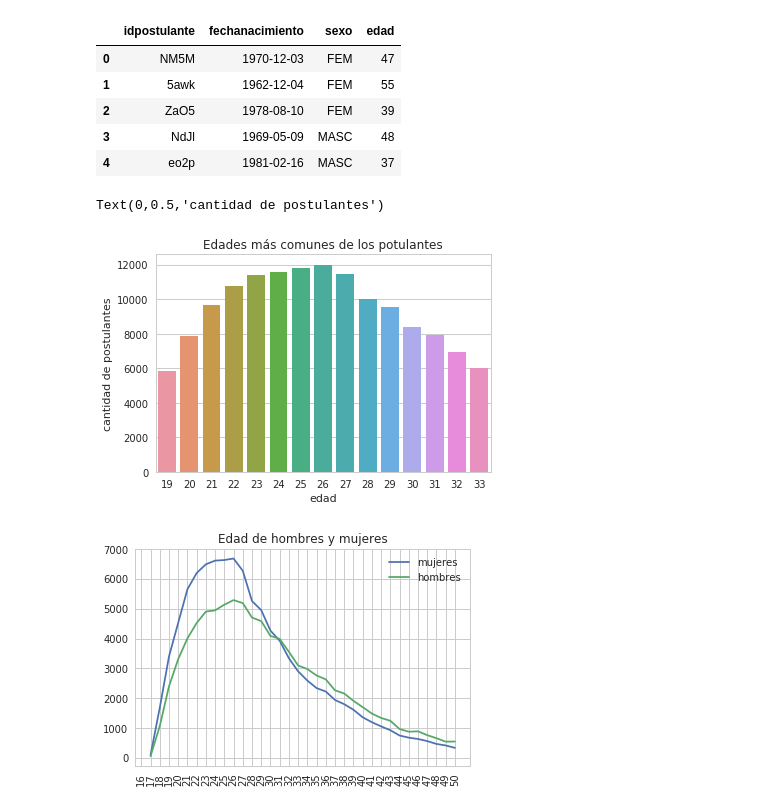
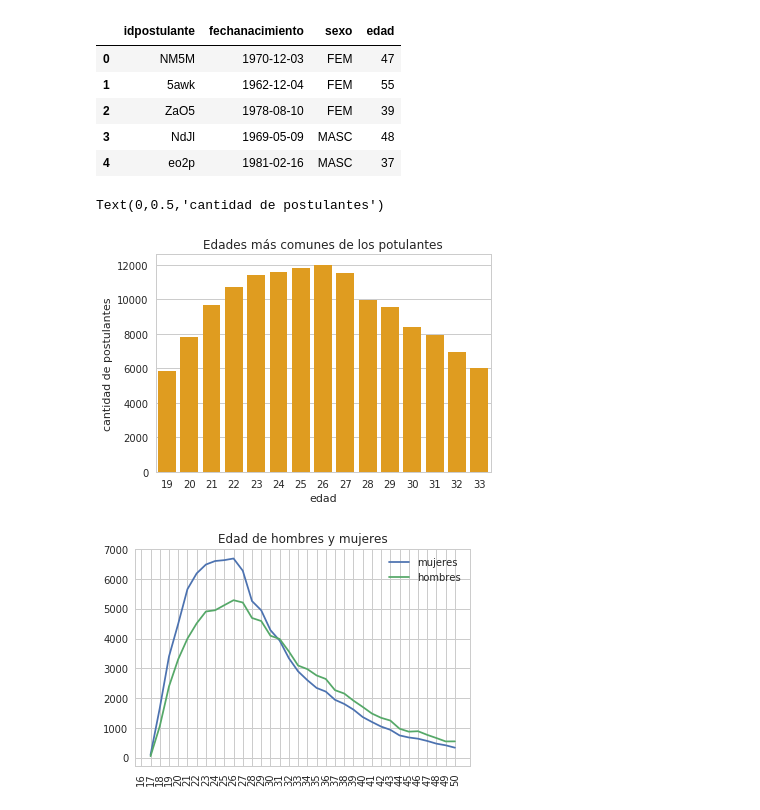
Before and after one commit to FrancoLiberali/tp1-orga-datos-1c2018, a Jupyter notebook: AnalisisExplorario.ipynb, the cells around one changed output. Cells and saved outputs as stored; diff of their text form; code cells hidden in the pictures.

```diff
--- a/AnalisisExplorario.ipynb
+++ b/AnalisisExplorario.ipynb
@@ -11,7 +11,8 @@ plt.style.use('default') # haciendo los graficos un poco mas bonitos en matplotl
 sns.set(style="whitegrid") # seteando tipo de grid en seaborn
 %matplotlib inline
 
-RUTA_DATOS = '../datos_navent_fiuba/'
+#RUTA_DATOS = '../datos_navent_fiuba/'
+RUTA_DATOS = 'Desktop/facu/actual/Orga_de_datos/datos_navent_fiuba/'
 # %%
 #se cargan los datos
 postulantes_educacion = pd.read_csv(RUTA_DATOS + 'fiuba_1_postulantes_educacion.csv')
@@ -193,13 +194,13 @@ pos_gen_edad.head(5)
 | 4 | eo2p | 1981-02-16 | MASC | 37 |
 # %%
 edades = pos_gen_edad['edad'].value_counts()[:15]
-g = sns.barplot(x= edades.index, y=edades.values, orient= 'v')
+g = sns.barplot(x= edades.index, y=edades.values, orient= 'v', color = 'orange')
 g.set_title('Edades más comunes de los potulantes')
 g.set_xlabel('edad')
 g.set_ylabel('cantidad de postulantes')
 # %% [output]
 Text(0,0.5,'cantidad de postulantes')
-[figure, old version]
+[figure, new version]
 # %%
 #filtro edades que no tienen demaciado sentido en esta página
 pos_gen_edad = pos_gen_edad[pos_gen_edad['edad'] < 65]
```
Also changed, not shown: parts of 17 cells of this notebook.
